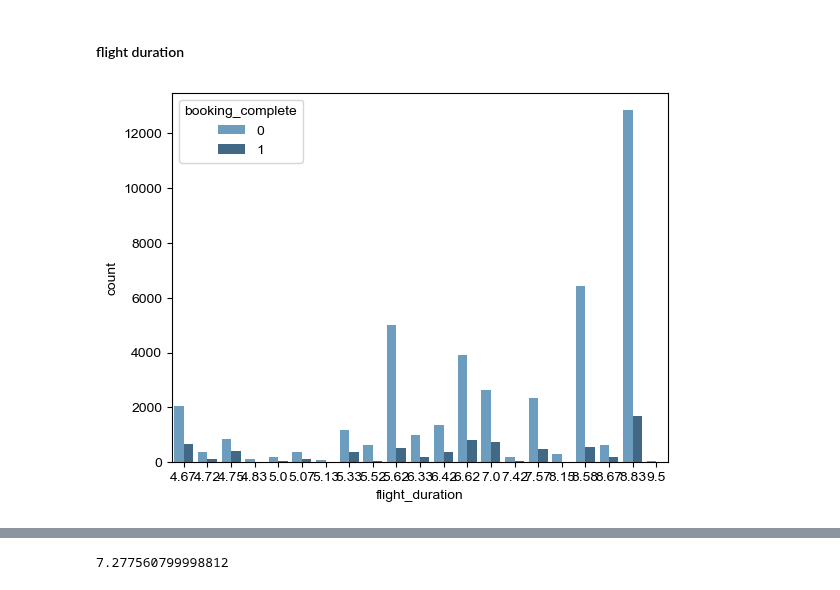
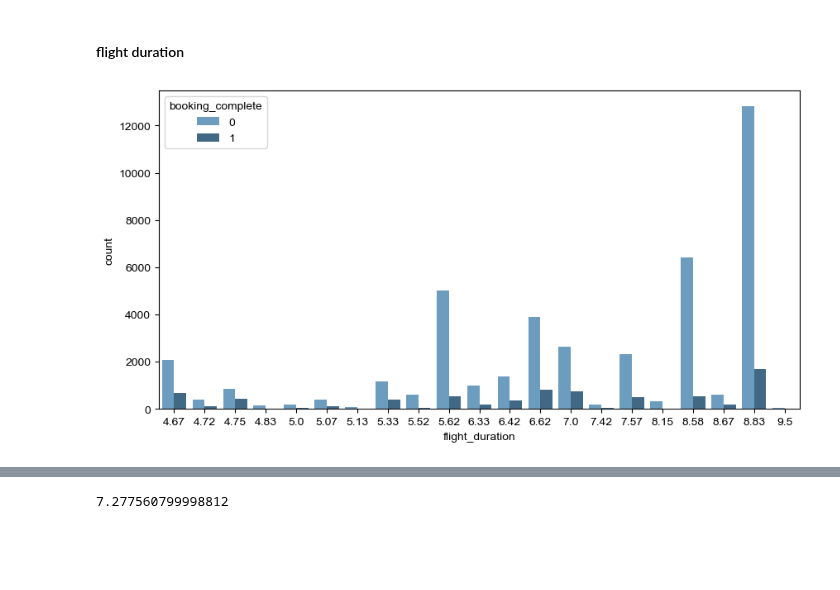
Before and after one commit to kintan-pitaloka/BACustomerBehaviour, a Jupyter notebook: PredictingCustomersBehaviour.ipynb, the cells around one changed output, grey strips where cells are left out. Drawn from its saved outputs; the diff is of its cells as text; code cells hidden in the pictures; blank space fills up the shorter version.

```diff
--- a/PredictingCustomersBehaviour.ipynb
+++ b/PredictingCustomersBehaviour.ipynb
@@ -116,8 +116,9 @@ dtype: bool
 # %% [markdown]
 #### flight duration
 # %%
+fig = plt.figure(figsize=(10, 5))
 sns.countplot(df_cust['flight_duration'], hue=df_cust['booking_complete'], palette = 'Blues_d')
 sns.set(rc={'figure.figsize':(12,12)}) # width, height
 # %% [output]
-[figure, old version]
+[figure, new version]
 # %%
```
Also changed, not shown: parts of 128 cells of this notebook.
